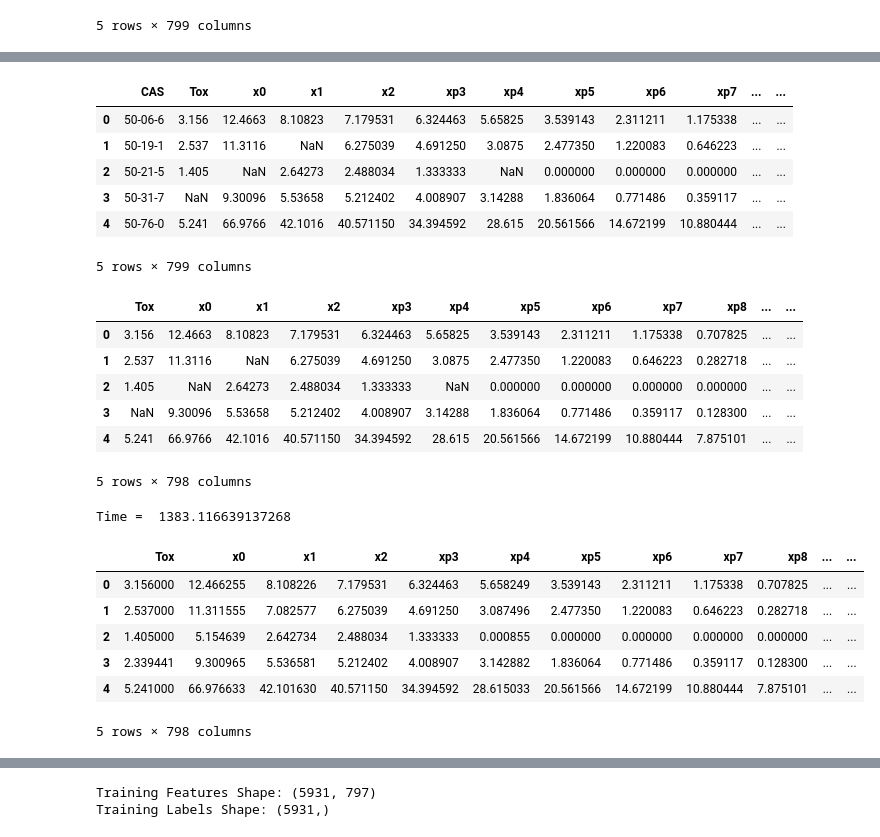
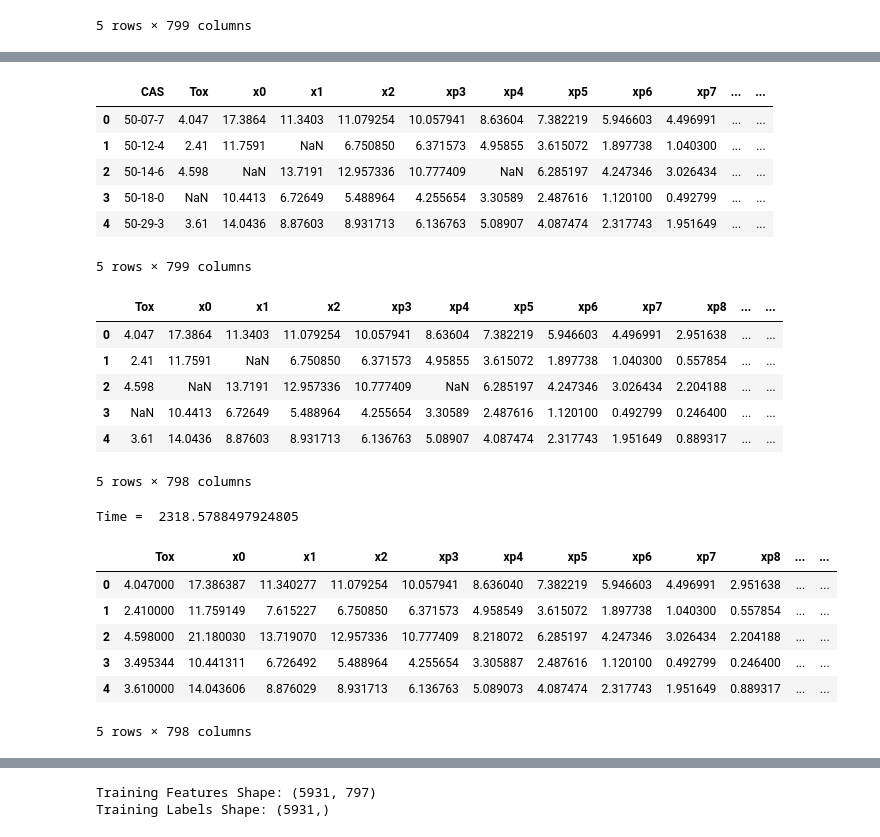
Before and after one commit to pharten/JupNB_RF_LD50, a Jupyter notebook: RandomForestToxLD50b.ipynb, the cells around one changed output, grey strips where cells are left out. Drawn from its saved outputs; the diff is of its cells as text; code cells hidden in the pictures.

```diff
--- a/RandomForestToxLD50b.ipynb
+++ b/RandomForestToxLD50b.ipynb
@@ -65,49 +82,49 @@ test_features_pd.head(5)
 # %%
-test_features_pd_NaN = test_features_pd.copy()
-test_features_pd_NaN.iloc[2,2] = 'NaN'
-test_features_pd_NaN.iloc[1,3] = 'NaN'
-test_features_pd_NaN.iloc[3,1] = 'NaN'
-test_features_pd_NaN.iloc[2,6] = 'NaN'
-test_features_pd_NaN.head(5)
+train_features_pd_NaN = train_features_pd.copy()
+train_features_pd_NaN.iloc[2,2] = 'NaN'
+train_features_pd_NaN.iloc[1,3] = 'NaN'
+train_features_pd_NaN.iloc[3,1] = 'NaN'
+train_features_pd_NaN.iloc[2,6] = 'NaN'
+train_features_pd_NaN.head(5)
 # %% [output]
 |  | CAS | Tox | x0 | x1 | x2 | xp3 | xp4 | xp5 | xp6 | xp7 | ... | ... |
-| 0 | 50-06-6 | 3.156 | 12.4663 | 8.10823 | 7.179531 | 6.324463 | 5.65825 | 3.539143 | 2.311211 | 1.175338 | ... | ... |
-| 1 | 50-19-1 | 2.537 | 11.3116 | NaN | 6.275039 | 4.691250 | 3.0875 | 2.477350 | 1.220083 | 0.646223 | ... | ... |
-| 2 | 50-21-5 | 1.405 | NaN | 2.64273 | 2.488034 | 1.333333 | NaN | 0.000000 | 0.000000 | 0.000000 | ... | ... |
-| 3 | 50-31-7 | NaN | 9.30096 | 5.53658 | 5.212402 | 4.008907 | 3.14288 | 1.836064 | 0.771486 | 0.359117 | ... | ... |
-| 4 | 50-76-0 | 5.241 | 66.9766 | 42.1016 | 40.571150 | 34.394592 | 28.615 | 20.561566 | 14.672199 | 10.880444 | ... | ... |
+| 0 | 50-07-7 | 4.047 | 17.3864 | 11.3403 | 11.079254 | 10.057941 | 8.63604 | 7.382219 | 5.946603 | 4.496991 | ... | ... |
+| 1 | 50-12-4 | 2.41 | 11.7591 | NaN | 6.750850 | 6.371573 | 4.95855 | 3.615072 | 1.897738 | 1.040300 | ... | ... |
+| 2 | 50-14-6 | 4.598 | NaN | 13.7191 | 12.957336 | 10.777409 | NaN | 6.285197 | 4.247346 | 3.026434 | ... | ... |
+| 3 | 50-18-0 | NaN | 10.4413 | 6.72649 | 5.488964 | 4.255654 | 3.30589 | 2.487616 | 1.120100 | 0.492799 | ... | ... |
+| 4 | 50-29-3 | 3.61 | 14.0436 | 8.87603 | 8.931713 | 6.136763 | 5.08907 | 4.087474 | 2.317743 | 1.951649 | ... | ... |
 5 rows × 799 columns
 # %%
-#test_features_pd_float = test_features_pd_NaN.iloc[:,1:100]
-#test_features_pd_float = test_features_pd_NaN.iloc[:,1:200]
-#test_features_pd_float = test_features_pd_NaN.iloc[:,1:400]
-#test_features_pd_float = test_features_pd_NaN.iloc[:,1:600]
-test_features_pd_float = test_features_pd_NaN.iloc[:,1:]
-test_features_pd_float.head(5)
+#train_features_pd_float = train_features_pd_NaN.iloc[:,1:100]
+#train_features_pd_float = train_features_pd_NaN.iloc[:,1:200]
+#train_features_pd_float = train_features_pd_NaN.iloc[:,1:400]
+#train_features_pd_float = train_features_pd_NaN.iloc[:,1:600]
+train_features_pd_float = train_features_pd_NaN.iloc[:,1:]
+train_features_pd_float.head(5)
 # %% [output]
 |  | Tox | x0 | x1 | x2 | xp3 | xp4 | xp5 | xp6 | xp7 | xp8 | ... | ... |
-| 0 | 3.156 | 12.4663 | 8.10823 | 7.179531 | 6.324463 | 5.65825 | 3.539143 | 2.311211 | 1.175338 | 0.707825 | ... | ... |
-| 1 | 2.537 | 11.3116 | NaN | 6.275039 | 4.691250 | 3.0875 | 2.477350 | 1.220083 | 0.646223 | 0.282718 | ... | ... |
-| 2 | 1.405 | NaN | 2.64273 | 2.488034 | 1.333333 | NaN | 0.000000 | 0.000000 | 0.000000 | 0.000000 | ... | ... |
-| 3 | NaN | 9.30096 | 5.53658 | 5.212402 | 4.008907 | 3.14288 | 1.836064 | 0.771486 | 0.359117 | 0.128300 | ... | ... |
-| 4 | 5.241 | 66.9766 | 42.1016 | 40.571150 | 34.394592 | 28.615 | 20.561566 | 14.672199 | 10.880444 | 7.875101 | ... | ... |
+| 0 | 4.047 | 17.3864 | 11.3403 | 11.079254 | 10.057941 | 8.63604 | 7.382219 | 5.946603 | 4.496991 | 2.951638 | ... | ... |
+| 1 | 2.41 | 11.7591 | NaN | 6.750850 | 6.371573 | 4.95855 | 3.615072 | 1.897738 | 1.040300 | 0.557854 | ... | ... |
+| 2 | 4.598 | NaN | 13.7191 | 12.957336 | 10.777409 | NaN | 6.285197 | 4.247346 | 3.026434 | 2.204188 | ... | ... |
+| 3 | NaN | 10.4413 | 6.72649 | 5.488964 | 4.255654 | 3.30589 | 2.487616 | 1.120100 | 0.492799 | 0.246400 | ... | ... |
+| 4 | 3.61 | 14.0436 | 8.87603 | 8.931713 | 6.136763 | 5.08907 | 4.087474 | 2.317743 | 1.951649 | 0.889317 | ... | ... |
 5 rows × 798 columns
 # %%
 t1 = time.time()
 imp = IterativeImputer(max_iter=4, random_state=0)
-X = imp.fit_transform(test_features_pd_float)
+X = imp.fit_transform(train_features_pd_float)
 t2 = time.time()
 print("Time = ",t2-t1)
 # %% [output]
-Time =  1383.116639137268
+Time =  2318.5788497924805
 # %%
-Xdf = pd.DataFrame(X, columns = test_features_pd_float.columns)
+Xdf = pd.DataFrame(X, columns = train_features_pd_float.columns)
 Xdf.head(5)
 # %% [output]
 |  | Tox | x0 | x1 | x2 | xp3 | xp4 | xp5 | xp6 | xp7 | xp8 | ... | ... |
-| 0 | 3.156000 | 12.466255 | 8.108226 | 7.179531 | 6.324463 | 5.658249 | 3.539143 | 2.311211 | 1.175338 | 0.707825 | ... | ... |
-| 1 | 2.537000 | 11.311555 | 7.082577 | 6.275039 | 4.691250 | 3.087496 | 2.477350 | 1.220083 | 0.646223 | 0.282718 | ... | ... |
-| 2 | 1.405000 | 5.154639 | 2.642734 | 2.488034 | 1.333333 | 0.000855 | 0.000000 | 0.000000 | 0.000000 | 0.000000 | ... | ... |
-| 3 | 2.339441 | 9.300965 | 5.536581 | 5.212402 | 4.008907 | 3.142882 | 1.836064 | 0.771486 | 0.359117 | 0.128300 | ... | ... |
-| 4 | 5.241000 | 66.976633 | 42.101630 | 40.571150 | 34.394592 | 28.615033 | 20.561566 | 14.672199 | 10.880444 | 7.875101 | ... | ... |
+| 0 | 4.047000 | 17.386387 | 11.340277 | 11.079254 | 10.057941 | 8.636040 | 7.382219 | 5.946603 | 4.496991 | 2.951638 | ... | ... |
+| 1 | 2.410000 | 11.759149 | 7.615227 | 6.750850 | 6.371573 | 4.958549 | 3.615072 | 1.897738 | 1.040300 | 0.557854 | ... | ... |
+| 2 | 4.598000 | 21.180030 | 13.719070 | 12.957336 | 10.777409 | 8.218072 | 6.285197 | 4.247346 | 3.026434 | 2.204188 | ... | ... |
+| 3 | 3.495344 | 10.441311 | 6.726492 | 5.488964 | 4.255654 | 3.305887 | 2.487616 | 1.120100 | 0.492799 | 0.246400 | ... | ... |
+| 4 | 3.610000 | 14.043606 | 8.876029 | 8.931713 | 6.136763 | 5.089073 | 4.087474 | 2.317743 | 1.951649 | 0.889317 | ... | ... |
 5 rows × 798 columns
```
Also changed, not shown: parts of 10 cells of this notebook.
